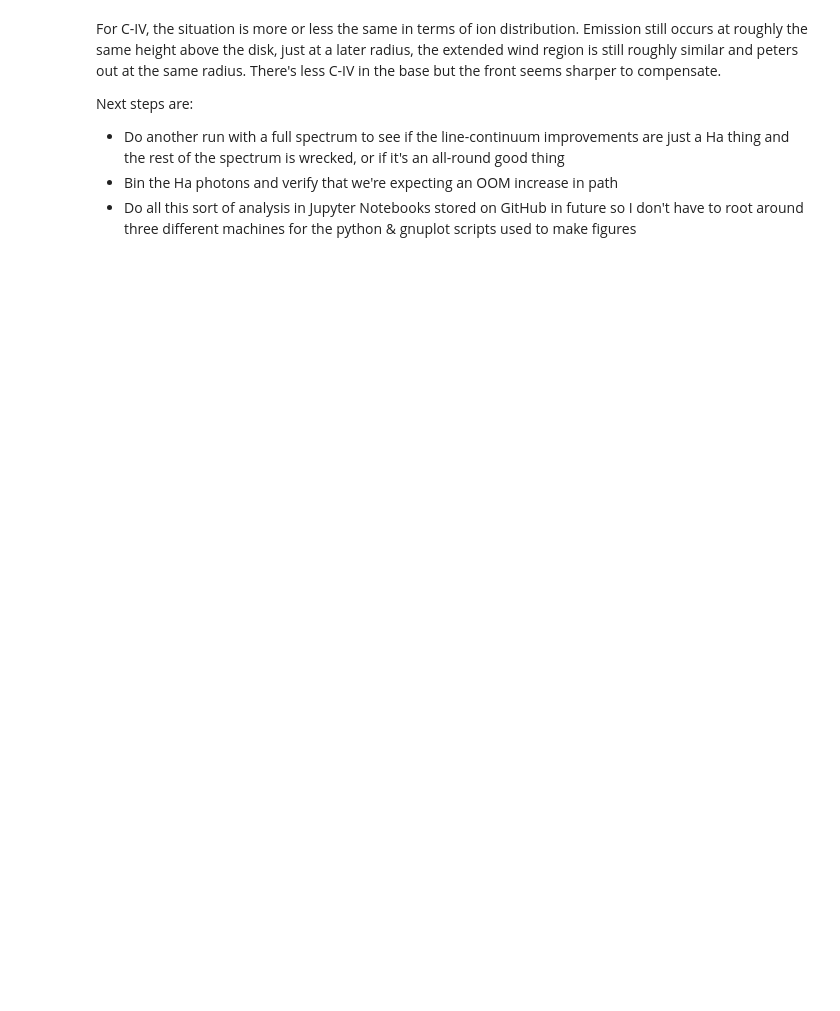
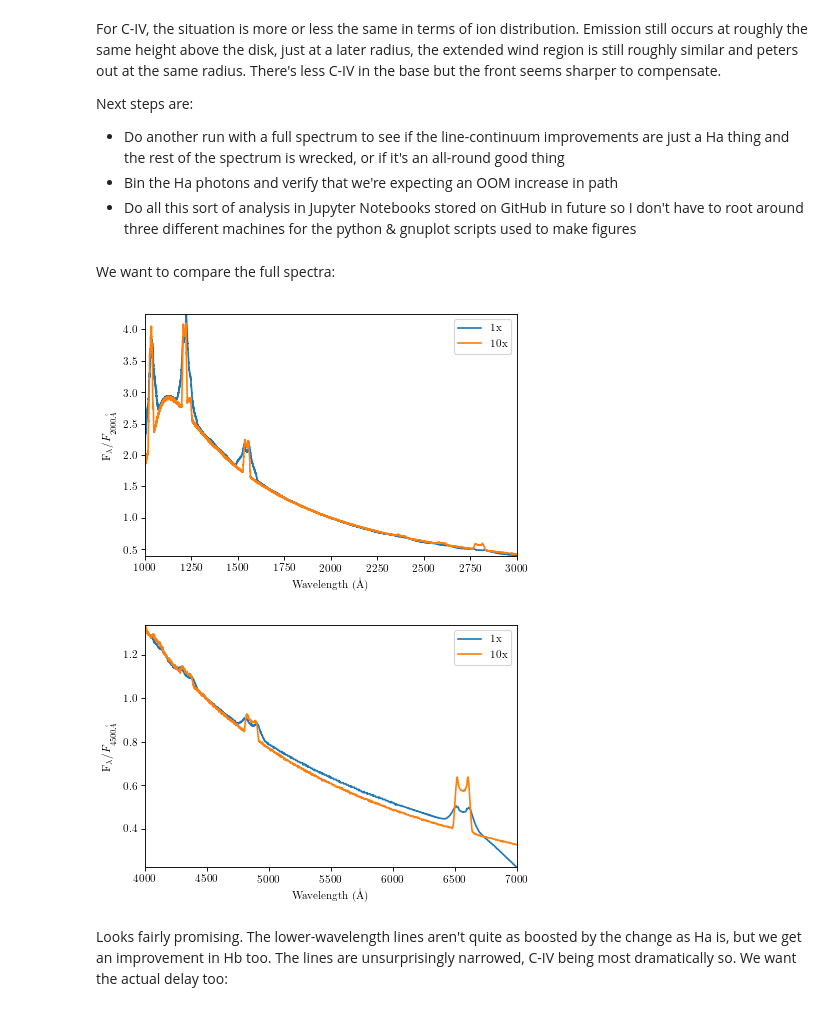
Before and after one commit to smangham/paper_cloudy, a Jupyter notebook: initial_analysis.ipynb, the cells around one changed output. Cells and saved outputs as stored; diff of their text form; code cells hidden in the pictures; blank space fills up the shorter version.

```diff
--- a/initial_analysis.ipynb
+++ b/initial_analysis.ipynb
@@ -81,3 +128,15 @@ Next steps are:
 * Do another run with a full spectrum to see if the line-continuum improvements are just a Ha thing and the rest of the spectrum is wrecked, or if it's an all-round good thing
 * Bin the Ha photons and verify that we're expecting an OOM increase in path
 * Do all this sort of analysis in Jupyter Notebooks stored on GitHub in future so I don't have to root around three different machines for the python & gnuplot scripts used to make figures
+# %% [markdown]
+We want to compare the full spectra:
+# %%
+spec_r01_full = Table.read(r01+'_s-full.spec', format='ascii')
+spec_r10_full = Table.read(r10+'_s-full.spec', format='ascii')
+plot_spec('A40P0.50', [spec_r01_full, spec_r10_full], ['1x', '10x'], limX=(1000, 3000), scale_to=2000)
+plot_spec('A40P0.50', [spec_r01_full, spec_r10_full], ['1x', '10x'], limX=(4000, 7000), scale_to=4500)
+# %% [output]
+[figure, added]
+[figure, added]
+# %% [markdown]
+Looks fairly promising. The lower-wavelength lines aren't quite as boosted by the change as Ha is, but we get an improvement in Hb too. The lines are unsurprisingly narrowed, C-IV being most dramatically so. We want the actual delay too:
```
Also changed, not shown: parts of 8 cells of this notebook, 7 other files.
